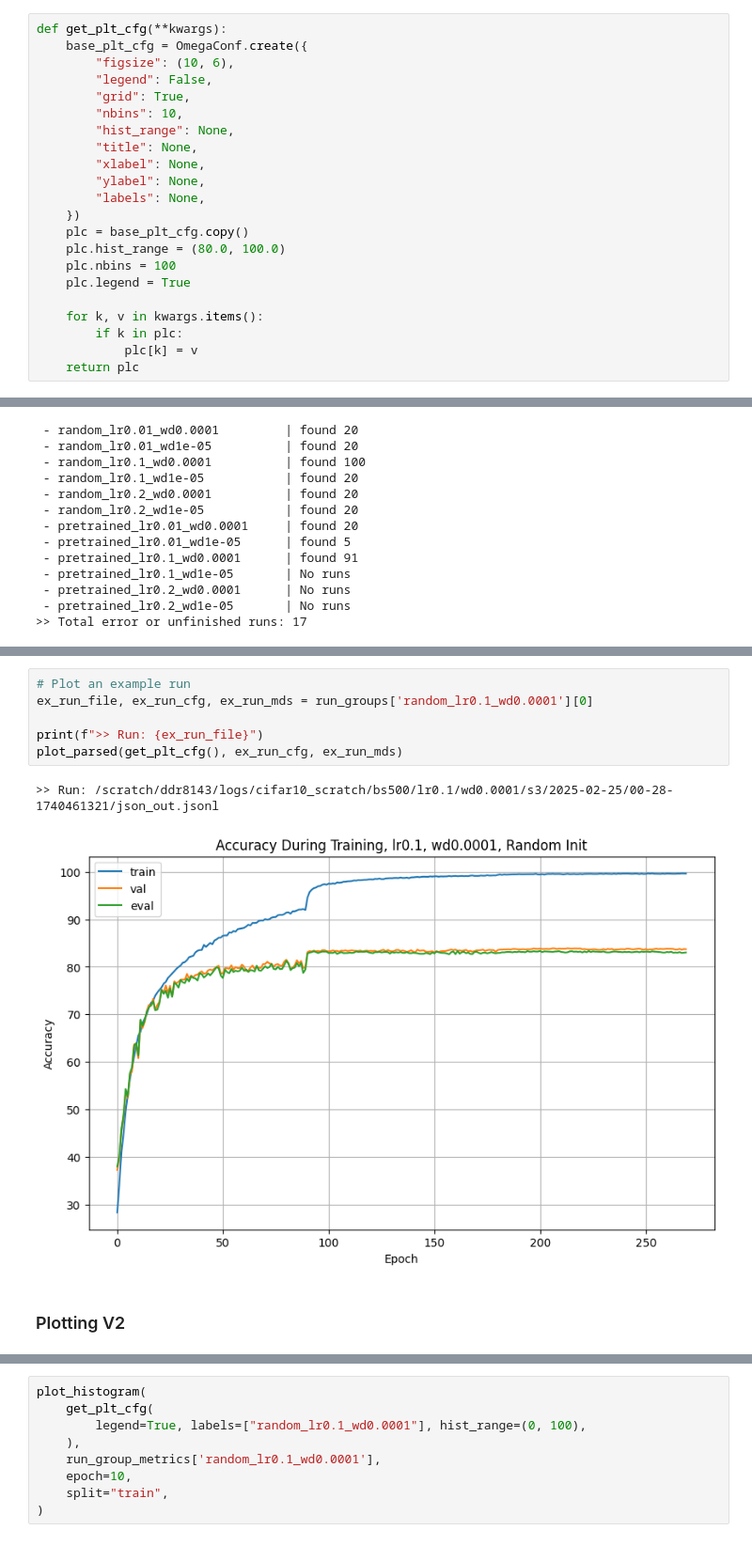
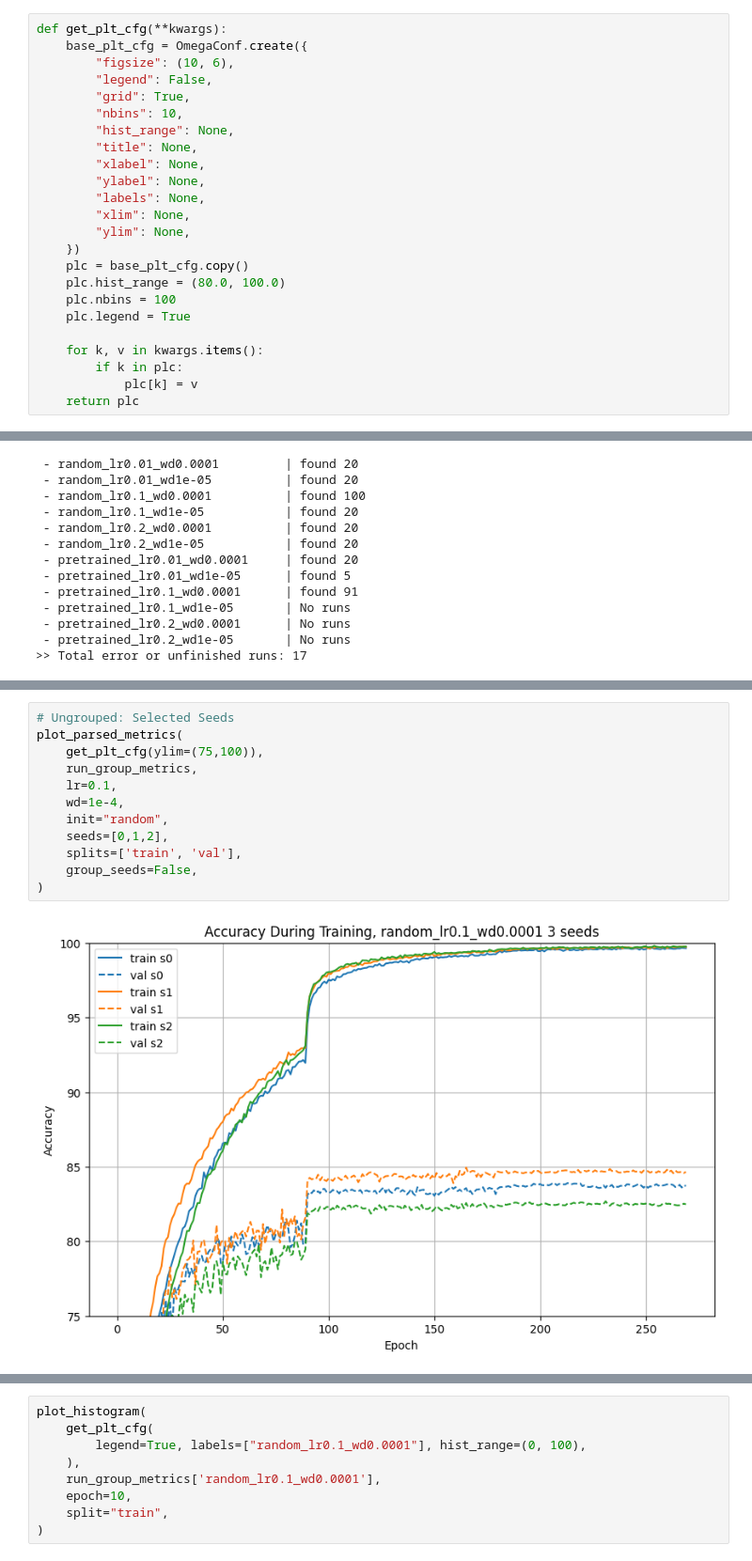
Before and after one commit to drothermel/dr_gen, a Jupyter notebook: notebooks/calc_metrics.ipynb, the cells around one changed output, grey strips where cells are left out. Shown at 94% size. Saved outputs shown, nothing was run; the diff lists cells and outputs as text.

Commit message:
updated all of the utils and plotting to work with new mentality in ipynb

```diff
--- a/notebooks/calc_metrics.ipynb
+++ b/notebooks/calc_metrics.ipynb
@@ -200,6 +200,8 @@ def get_plt_cfg(**kwargs):
         "xlabel": None,
         "ylabel": None,
         "labels": None,
+        "xlim": None,
+        "ylim": None,
     })
     plc = base_plt_cfg.copy()
     plc.hist_range = (80.0, 100.0)
@@ -502,11 +539,14 @@ dict_keys(['epoch', 'loss', 'acc1', 'acc5'])
-# %%
-# Plot an example run
-ex_run_file, ex_run_cfg, ex_run_mds = run_groups['random_lr0.1_wd0.0001'][0]
-
-print(f">> Run: {ex_run_file}")
-plot_parsed(get_plt_cfg(), ex_run_cfg, ex_run_mds)
-# %% [output]
->> Run: /scratch/ddr8143/logs/cifar10_scratch/bs500/lr0.1/wd0.0001/s3/2025-02-25/00-28-1740461321/json_out.jsonl
-[figure, removed]
-# %% [markdown]
-### Plotting V2
+# %%
+# Ungrouped: Selected Seeds
+plot_parsed_metrics(
+    get_plt_cfg(ylim=(75,100)),
+    run_group_metrics,
+    lr=0.1,
+    wd=1e-4,
+    init="random",
+    seeds=[0,1,2],
+    splits=['train', 'val'],
+    group_seeds=False,
+)
+# %% [output]
+[figure, added]
```
Also changed, not shown: parts of 40 cells of this notebook.
